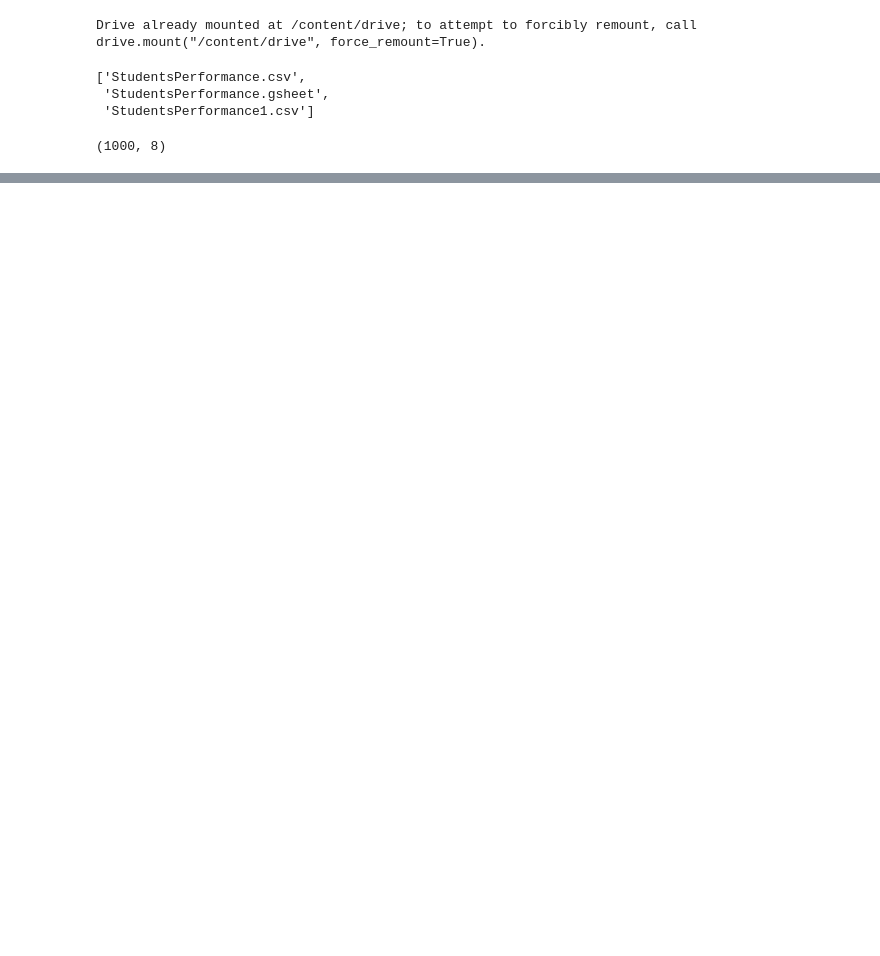
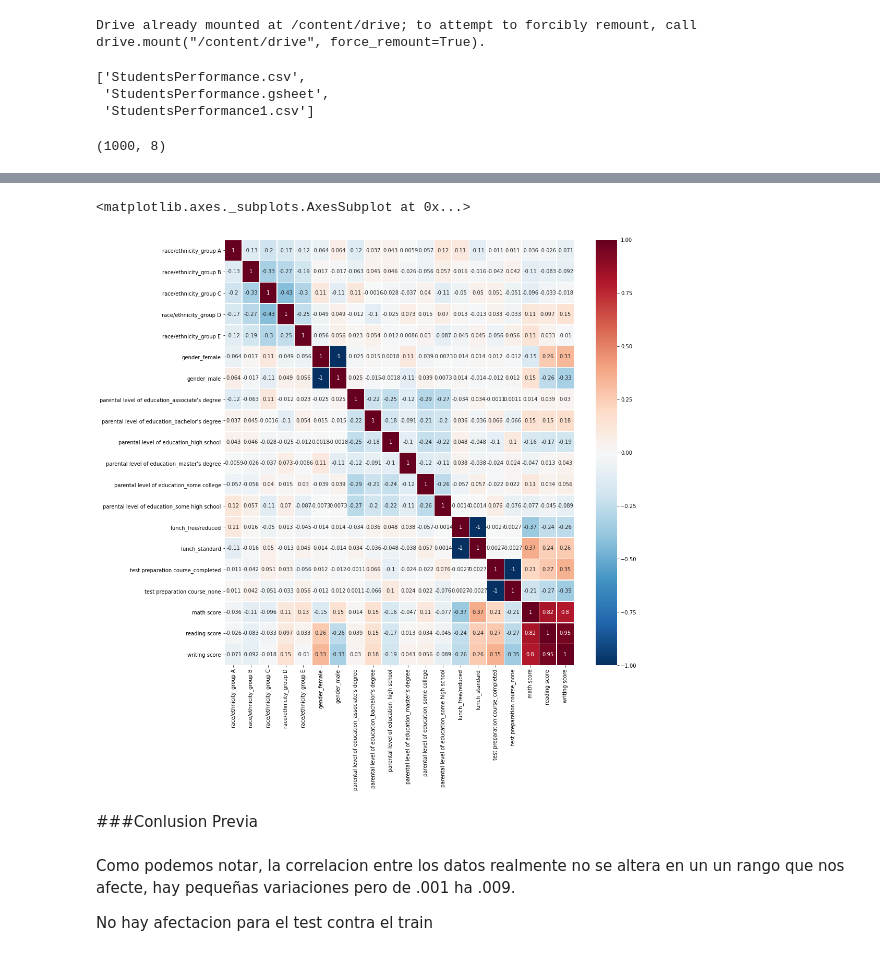
Before and after one commit to vale314/machine-learning-course-CUCEI-00, a Jupyter notebook: Challenge06.ipynb, the cells around one changed output, grey strips where cells are left out. Drawn from its saved outputs; the diff is of its cells as text; code cells hidden in the pictures; blank space fills up the shorter version.

```diff
--- a/Challenge06.ipynb
+++ b/Challenge06.ipynb
@@ -57,0 +234,20 @@ df.head()
+# %%
+fig, ax = plt.subplots(figsize=(15,15))         # Sample figsize in inches
+
+sb.heatmap(pearsoncorrtest,
+            xticklabels=pearsoncorr.columns,
+            yticklabels=pearsoncorr.columns,
+            cmap='RdBu_r',
+            annot=True,
+            linewidths=.5,
+            ax=ax
+            )
+# %% [output]
+<matplotlib.axes._subplots.AxesSubplot at 0x...>
+[figure, added]
+# %% [markdown]
+###Conlusion Previa
+# %% [markdown]
+Como podemos notar, la correlacion entre los datos realmente no se altera en un un rango que nos afecte, hay pequeñas variaciones pero de .001 ha .009.
+
+No hay afectacion para el test contra el train
```
Also changed, not shown: parts of 25 cells of this notebook.
